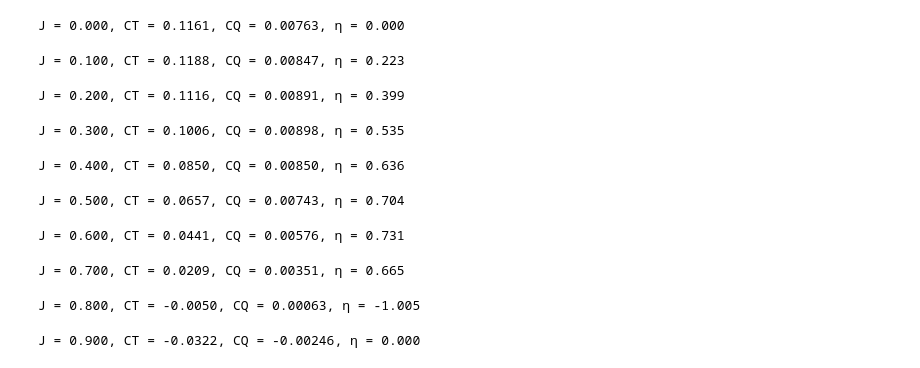
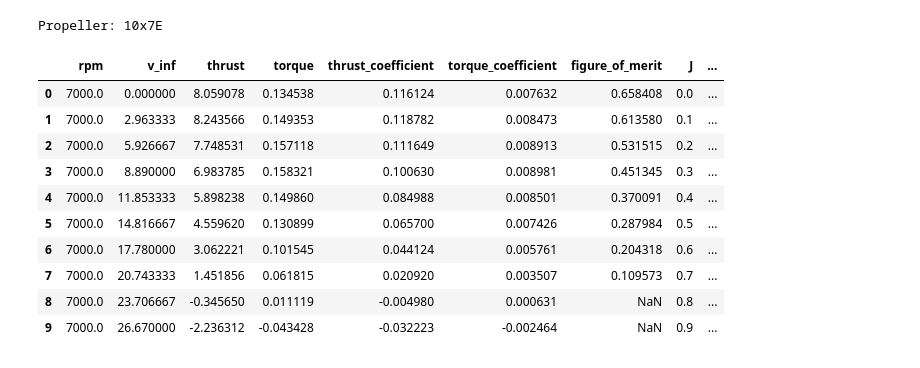
Before and after one commit to Frxljord/FastBEMT, a Jupyter notebook: Examples/EfficiencyMap.ipynb, the cells around one changed output. Cells and saved outputs as stored; diff of their text form; code cells hidden in the pictures.

```diff
--- a/Examples/EfficiencyMap.ipynb
+++ b/Examples/EfficiencyMap.ipynb
@@ -11,56 +32,41 @@ prop_name, blade_dict = load_propeller_dict('../Data/10x7E')[0]
 # %%
 rpm = 7000
-n_rev_s = rpm / 60.0
-diameter = 2 * blade_dict['tip_radius']
+advance_ratios = np.arange(0.0, 1.0, 0.1)
 
-advance_ratios = np.arange(0, 1, 0.1)
-v_inf_values = advance_ratios * n_rev_s * diameter
+bemt = BEMT(
+    propeller=propeller,
+    environment=environment,
+    rpm=rpm,
+    J=advance_ratios,
+)
 
-ct_values = []
-cq_values = []
-efficiency_values = []
+performance = bemt.performance.reset_index()
+diameter = 2.0 * blade_dict['tip_radius']
+performance['J'] = performance['v_inf'] / (
+    performance['rpm'] / 60.0 * diameter
+)
+performance['efficiency'] = np.divide(
+    performance['J'] * performance['thrust_coefficient'],
+    2.0 * np.pi * performance['torque_coefficient'],
+    out=np.zeros(len(performance)),
+    where=performance['torque_coefficient'].to_numpy() > 0.0,
+)
 
-for v_inf in v_inf_values:
-    params = LowFidelityParameters(
-        rpm=rpm,
-        a_inf=343,
-        rho=1.225,
-        mu=1.81e-5,
-        n_blades=blade_dict['n_blades'],
-        p_ref=2e-5,
-        revolutions=1,
-        num_obs_times_per_rev=100,
-        device='cpu',
-    )
-
-    propeller = Propeller(
-        geometry=blade_dict,
-        params=params,
-        use_cuda_timing=False,
-    )
-
-    propeller.run_bemt(v_inf=v_inf)
-    thrust, torque, ct, cq = propeller.compute_total_forces()
-
-    ct_values.append(ct)
-    cq_values.append(cq)
-
-    J = v_inf / (n_rev_s * diameter) if n_rev_s * diameter > 0 else 0
-    eta = (J * ct / cq / 2 / np.pi) if cq > 0 else 0
-    efficiency_values.append(eta)
-
-    print(f'J = {J:.3f}, CT = {ct:.4f}, CQ = {cq:.5f}, η = {eta:.3f}')
+print(f'Propeller: {prop_name}')
+performance
 # %% [output]
-J = 0.000, CT = 0.1161, CQ = 0.00763, η = 0.000
+Propeller: 10x7E
-J = 0.100, CT = 0.1188, CQ = 0.00847, η = 0.223
-J = 0.200, CT = 0.1116, CQ = 0.00891, η = 0.399
-J = 0.300, CT = 0.1006, CQ = 0.00898, η = 0.535
-J = 0.400, CT = 0.0850, CQ = 0.00850, η = 0.636
-J = 0.500, CT = 0.0657, CQ = 0.00743, η = 0.704
-J = 0.600, CT = 0.0441, CQ = 0.00576, η = 0.731
-J = 0.700, CT = 0.0209, CQ = 0.00351, η = 0.665
-J = 0.800, CT = -0.0050, CQ = 0.00063, η = -1.005
-J = 0.900, CT = -0.0322, CQ = -0.00246, η = 0.000
+|  | rpm | v_inf | thrust | torque | thrust_coefficient | torque_coefficient | figure_of_merit | J | ... |
+| 0 | 7000.0 | 0.000000 | 8.059078 | 0.134538 | 0.116124 | 0.007632 | 0.658408 | 0.0 | ... |
+| 1 | 7000.0 | 2.963333 | 8.243566 | 0.149353 | 0.118782 | 0.008473 | 0.613580 | 0.1 | ... |
+| 2 | 7000.0 | 5.926667 | 7.748531 | 0.157118 | 0.111649 | 0.008913 | 0.531515 | 0.2 | ... |
+| 3 | 7000.0 | 8.890000 | 6.983785 | 0.158321 | 0.100630 | 0.008981 | 0.451345 | 0.3 | ... |
+| 4 | 7000.0 | 11.853333 | 5.898238 | 0.149860 | 0.084988 | 0.008501 | 0.370091 | 0.4 | ... |
+| 5 | 7000.0 | 14.816667 | 4.559620 | 0.130899 | 0.065700 | 0.007426 | 0.287984 | 0.5 | ... |
+| 6 | 7000.0 | 17.780000 | 3.062221 | 0.101545 | 0.044124 | 0.005761 | 0.204318 | 0.6 | ... |
+| 7 | 7000.0 | 20.743333 | 1.451856 | 0.061815 | 0.020920 | 0.003507 | 0.109573 | 0.7 | ... |
+| 8 | 7000.0 | 23.706667 | -0.345650 | 0.011119 | -0.004980 | 0.000631 | NaN | 0.8 | ... |
+| 9 | 7000.0 | 26.670000 | -2.236312 | -0.043428 | -0.032223 | -0.002464 | NaN | 0.9 | ... |
 # %%
 fig, axes = plt.subplots(1, 3, figsize=(15, 4))
 
```
Also changed, not shown: parts of 3 cells of this notebook, 9 other files.
